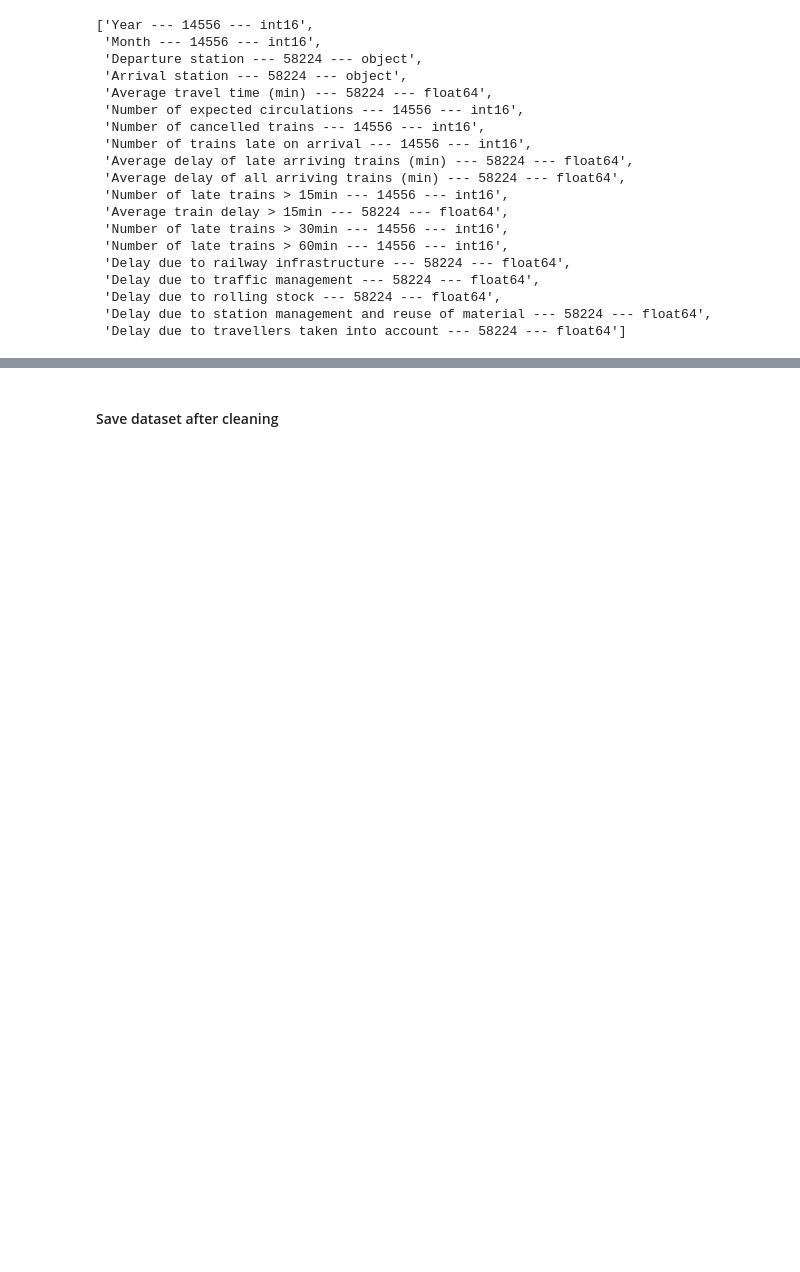
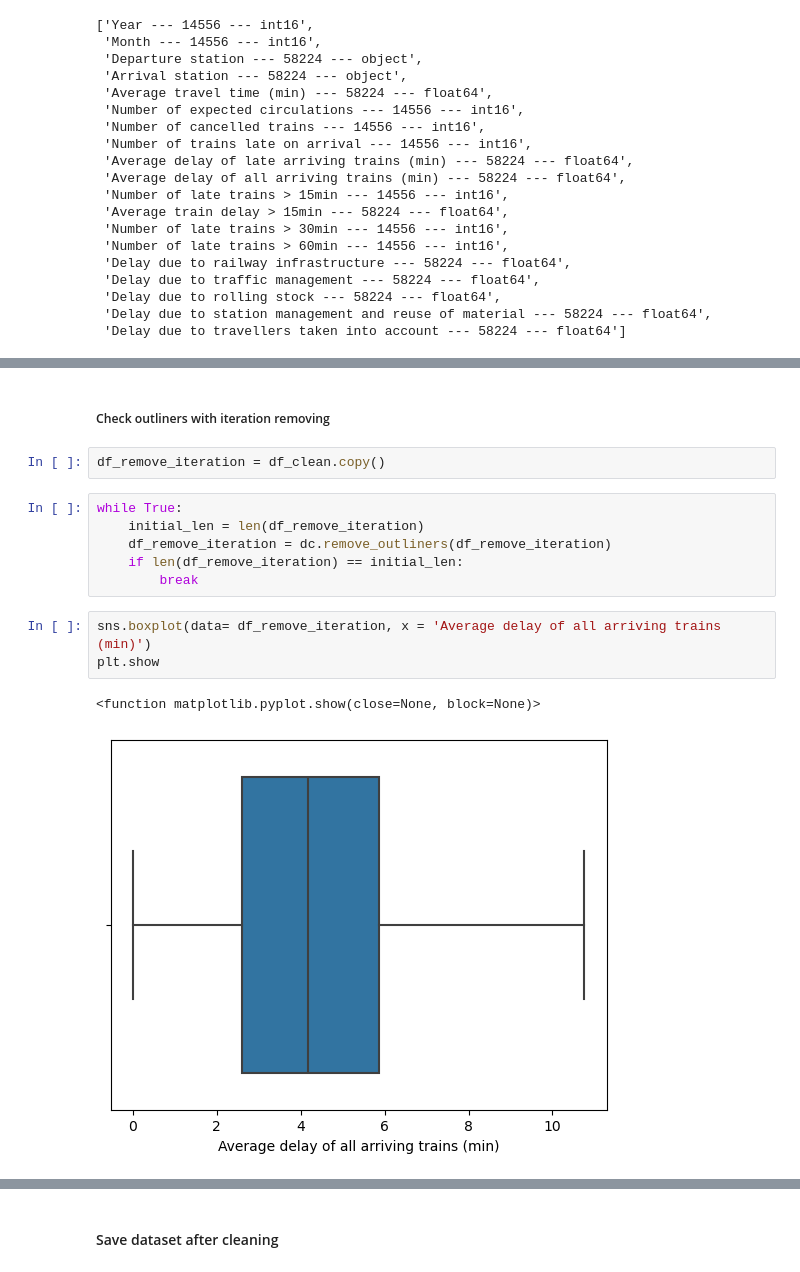
Before and after one commit to CrisMagdziak/Train_Traffic_Python, a Jupyter notebook: Trains_Project_v1.1.ipynb, the cells around one changed output, grey strips where cells are left out. Drawn from its saved outputs; the diff is of its cells as text; blank space fills up the shorter version.

```diff
--- a/Trains_Project_v1.1.ipynb
+++ b/Trains_Project_v1.1.ipynb
@@ -340,0 +428,16 @@ dc.columns_bsize(df_clean)
+# %% [markdown]
+##### Check outliners with iteration removing
+# %%
+df_remove_iteration = df_clean.copy()
+# %%
+while True:
+    initial_len = len(df_remove_iteration)
+    df_remove_iteration = dc.remove_outliners(df_remove_iteration)
+    if len(df_remove_iteration) == initial_len:
+        break
+# %%
+sns.boxplot(data= df_remove_iteration, x = 'Average delay of all arriving trains (min)')
+plt.show
+# %% [output]
+<function matplotlib.pyplot.show(close=None, block=None)>
+[figure, added]
```
Also changed, not shown: parts of 16 cells of this notebook.
